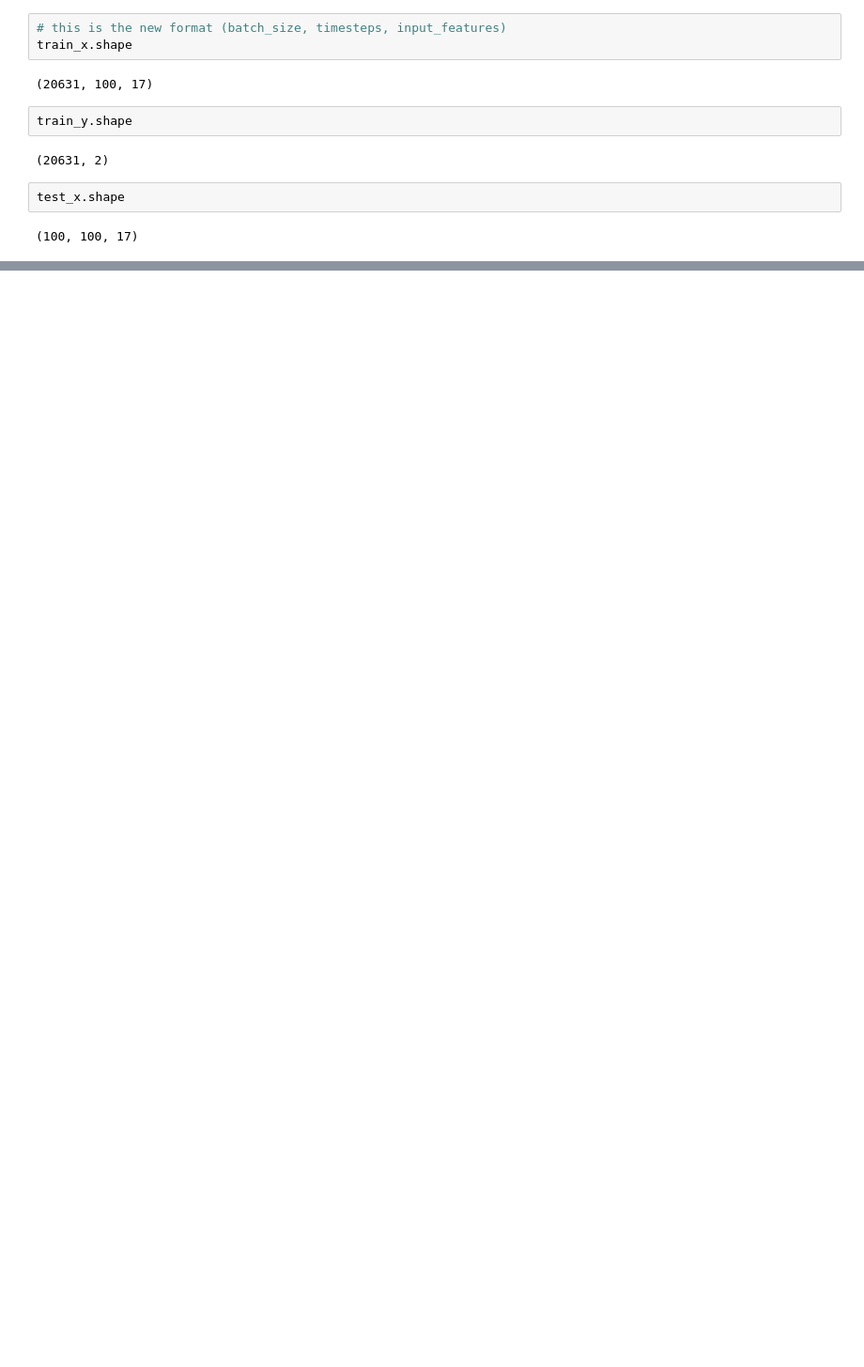
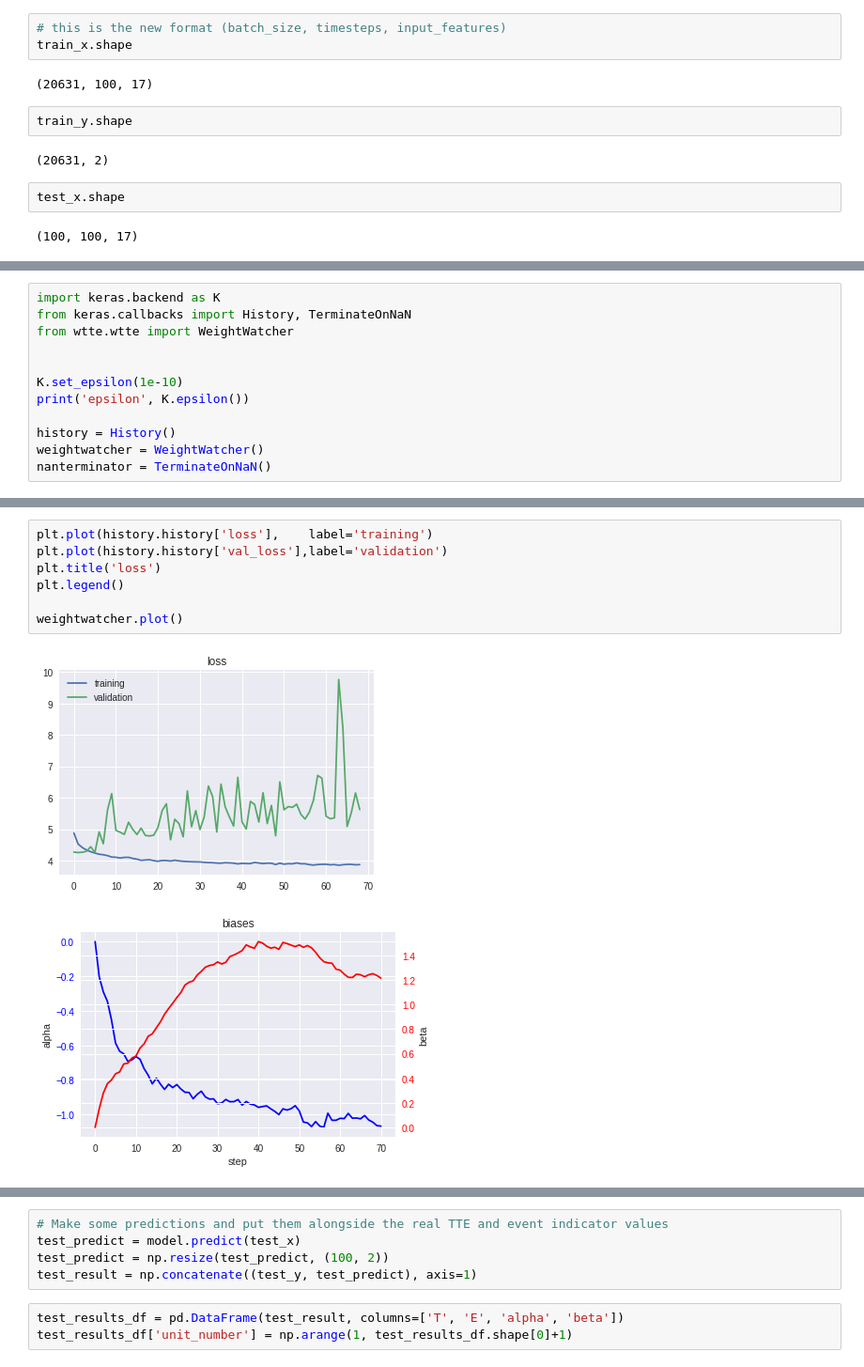
Before and after one commit to rorycawley/MSc-Dissertation, a Jupyter notebook: Rory_Final_Template.ipynb, the cells around one changed output, grey strips where cells are left out. Shown at 94% size. Drawn from its saved outputs; the diff is of its cells as text; blank space fills up the shorter version.

```diff
--- a/Rory_Final_Template.ipynb
+++ b/Rory_Final_Template.ipynb
@@ -277,0 +376,12 @@ test_x.shape
+# %%
+import keras.backend as K
+from keras.callbacks import History, TerminateOnNaN
+from wtte.wtte import WeightWatcher
+
+
+K.set_epsilon(1e-10)
+print('epsilon', K.epsilon())
+
+history = History()
+weightwatcher = WeightWatcher()
+nanterminator = TerminateOnNaN()
@@ -277,0 +454,10 @@ test_x.shape
+# %%
+plt.plot(history.history['loss'],    label='training')
+plt.plot(history.history['val_loss'],label='validation')
+plt.title('loss')
+plt.legend()
+
+weightwatcher.plot()
+# %% [output]
+[figure, added]
+[figure, added]
@@ -277,0 +465,8 @@ test_x.shape
+# %%
+# Make some predictions and put them alongside the real TTE and event indicator values
+test_predict = model.predict(test_x)
+test_predict = np.resize(test_predict, (100, 2))
+test_result = np.concatenate((test_y, test_predict), axis=1)
+# %%
+test_results_df = pd.DataFrame(test_result, columns=['T', 'E', 'alpha', 'beta'])
+test_results_df['unit_number'] = np.arange(1, test_results_df.shape[0]+1)
```
Also changed, not shown: parts of 45 cells of this notebook.
